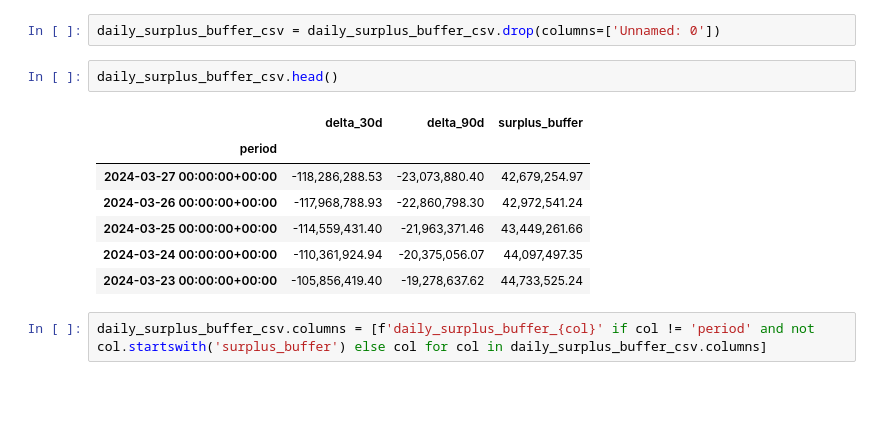
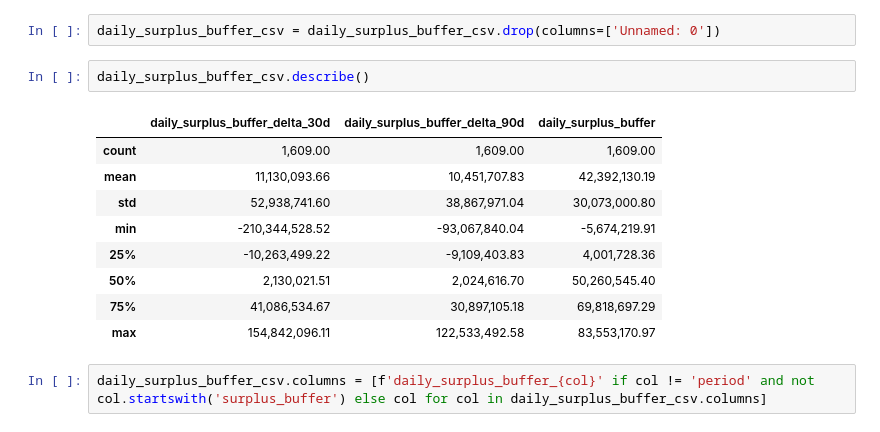
Before and after one commit to BrandynHamilton/mkrdao_port_mgmt, a Jupyter notebook: notebooks/exploratory.ipynb, the cells around one changed output. Cells and saved outputs as stored; diff of their text form; blank space fills up the shorter version.

```diff
--- a/notebooks/exploratory.ipynb
+++ b/notebooks/exploratory.ipynb
@@ -602,15 +546,17 @@ daily_surplus_buffer_csv = pd.read_csv(dsb_path, index_col='period', parse_dates
 # %%
 daily_surplus_buffer_csv = daily_surplus_buffer_csv.drop(columns=['Unnamed: 0'])
 # %%
-daily_surplus_buffer_csv.head()
+daily_surplus_buffer_csv.describe()
 # %% [output]
-|  | delta_30d | delta_90d | surplus_buffer |
-| period |  |  |  |
-| 2024-03-27 00:00:00+00:00 | -118,286,288.53 | -23,073,880.40 | 42,679,254.97 |
-| 2024-03-26 00:00:00+00:00 | -117,968,788.93 | -22,860,798.30 | 42,972,541.24 |
-| 2024-03-25 00:00:00+00:00 | -114,559,431.40 | -21,963,371.46 | 43,449,261.66 |
-| 2024-03-24 00:00:00+00:00 | -110,361,924.94 | -20,375,056.07 | 44,097,497.35 |
-| 2024-03-23 00:00:00+00:00 | -105,856,419.40 | -19,278,637.62 | 44,733,525.24 |
+|  | daily_surplus_buffer_delta_30d | daily_surplus_buffer_delta_90d | daily_surplus_buffer |
+| count | 1,609.00 | 1,609.00 | 1,609.00 |
+| mean | 11,130,093.66 | 10,451,707.83 | 42,392,130.19 |
+| std | 52,938,741.60 | 38,867,971.04 | 30,073,000.80 |
+| min | -210,344,528.52 | -93,067,840.04 | -5,674,219.91 |
+| 25% | -10,263,499.22 | -9,109,403.83 | 4,001,728.36 |
+| 50% | 2,130,021.51 | 2,024,616.70 | 50,260,545.40 |
+| 75% | 41,086,534.67 | 30,897,105.18 | 69,818,697.29 |
+| max | 154,842,096.11 | 122,533,492.58 | 83,553,170.97 |
 # %%
 daily_surplus_buffer_csv.columns = [f'daily_surplus_buffer_{col}' if col != 'period' and not col.startswith('surplus_buffer') else col for col in daily_surplus_buffer_csv.columns]
 # %%
```
Also changed, not shown: parts of 27 cells of this notebook.
